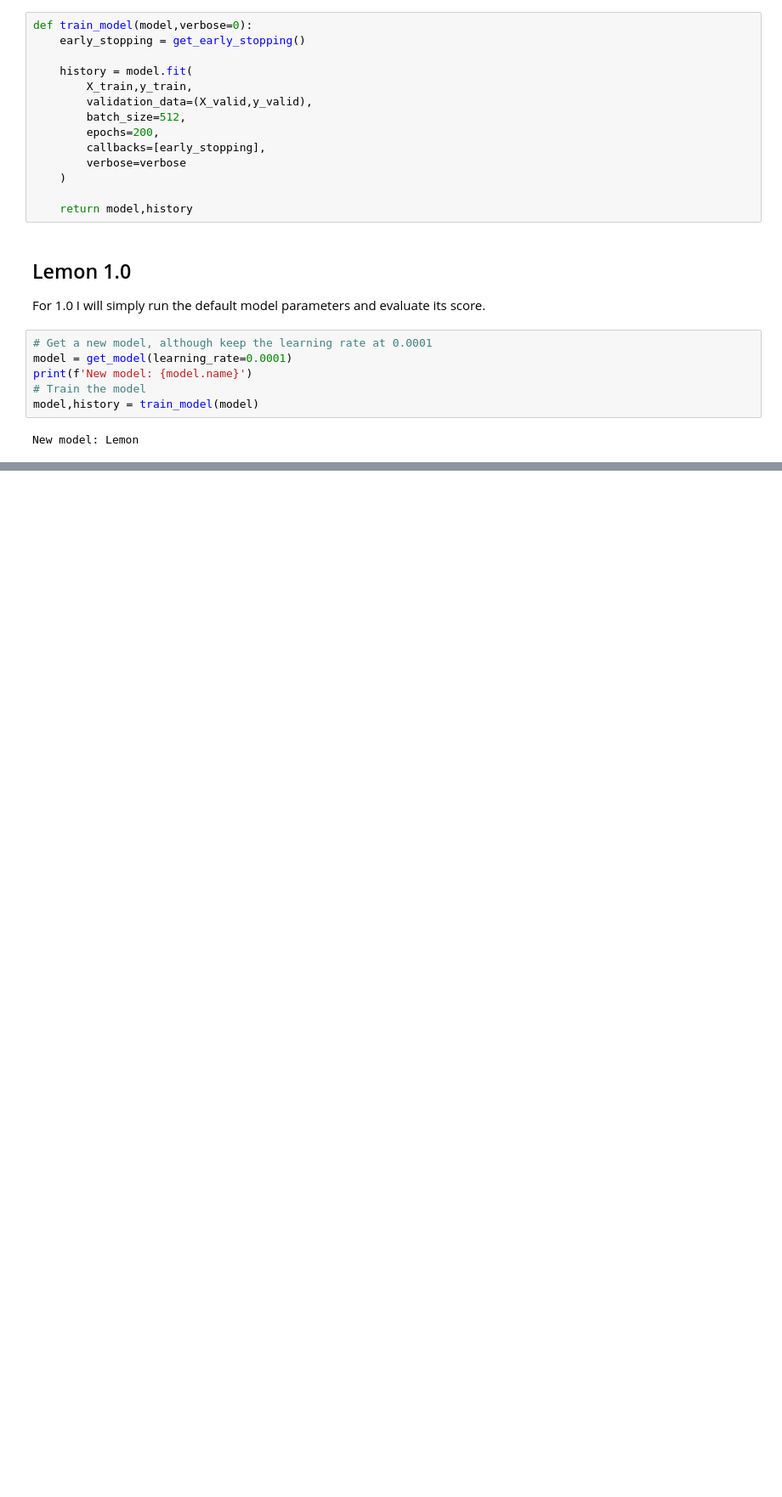
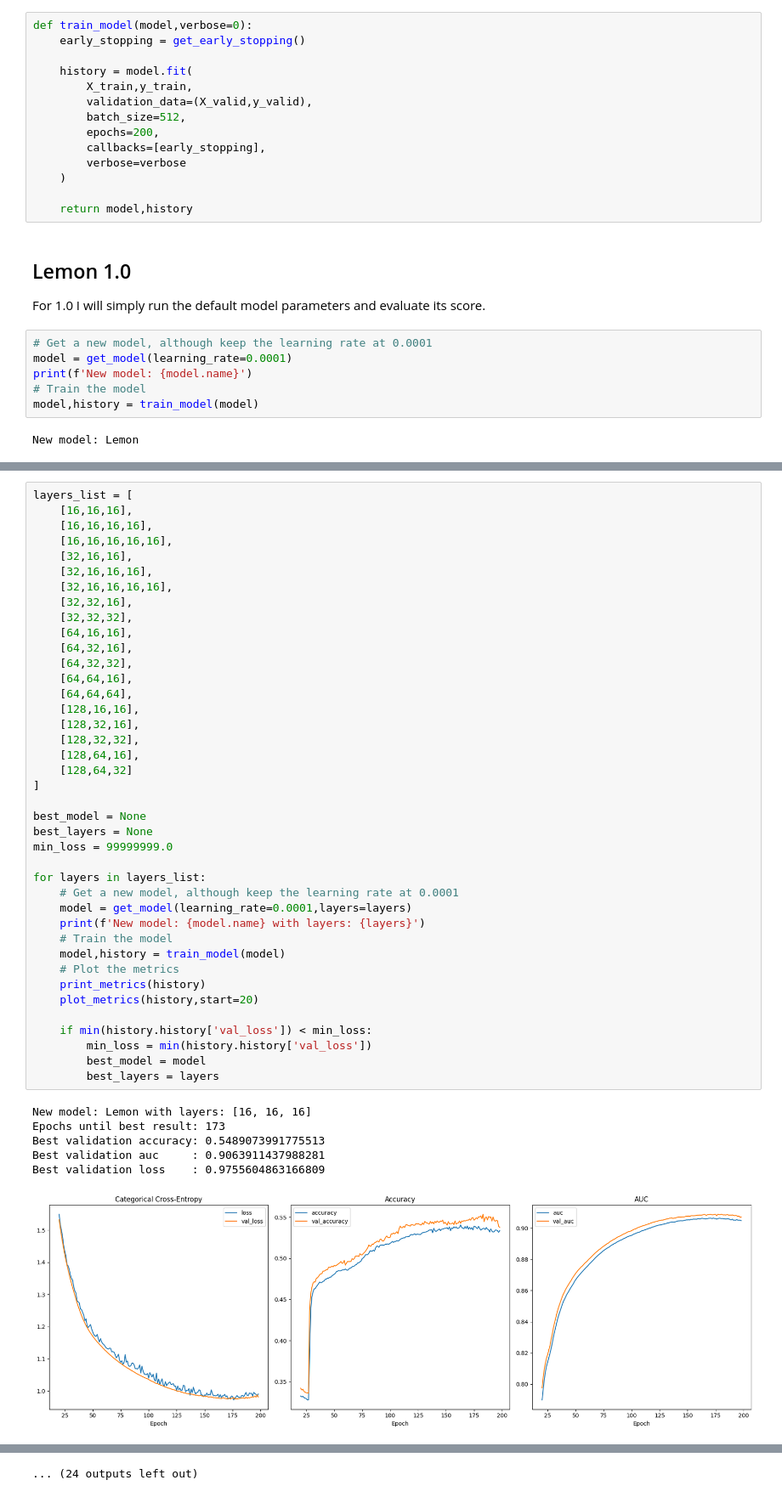
Before and after one commit to tomkalervo/kaggle, a Jupyter notebook: playground-s04e03-002.ipynb, the cells around one changed output, grey strips where cells are left out. Shown at 85% size. Cells and saved outputs as stored; diff of their text form; blank space fills up the shorter version.

```diff
--- a/playground-s04e03-002.ipynb
+++ b/playground-s04e03-002.ipynb
@@ -177,0 +181,47 @@ Looking at AUC there is a big bump up from the vanilla model.
+# %%
+layers_list = [
+    [16,16,16],
+    [16,16,16,16],
+    [16,16,16,16,16],
+    [32,16,16],
+    [32,16,16,16],
+    [32,16,16,16,16],
+    [32,32,16],
+    [32,32,32],
+    [64,16,16],
+    [64,32,16],
+    [64,32,32],
+    [64,64,16],
+    [64,64,64],
+    [128,16,16],
+    [128,32,16],
+    [128,32,32],
+    [128,64,16],
+    [128,64,32]
+]
+
+best_model = None
+best_layers = None
+min_loss = 99999999.0
+
+for layers in layers_list:
+    # Get a new model, although keep the learning rate at 0.0001
+    model = get_model(learning_rate=0.0001,layers=layers)
+    print(f'New model: {model.name} with layers: {layers}')
+    # Train the model
+    model,history = train_model(model)
+    # Plot the metrics
+    print_metrics(history)
+    plot_metrics(history,start=20)
+
+    if min(history.history['val_loss']) < min_loss:
+        min_loss = min(history.history['val_loss'])
+        best_model = model
+        best_layers = layers
+# %% [output]
+New model: Lemon with layers: [16, 16, 16]
+Epochs until best result: 173
+Best validation accuracy: 0.5489073991775513
+Best validation auc     : 0.9063911437988281
+Best validation loss    : 0.9755604863166809
+[figure, added]
@@ -177,0 +258 @@ Looking at AUC there is a big bump up from the vanilla model.
+... (24 outputs left out)
```
Also changed, not shown: parts of 11 cells of this notebook.
